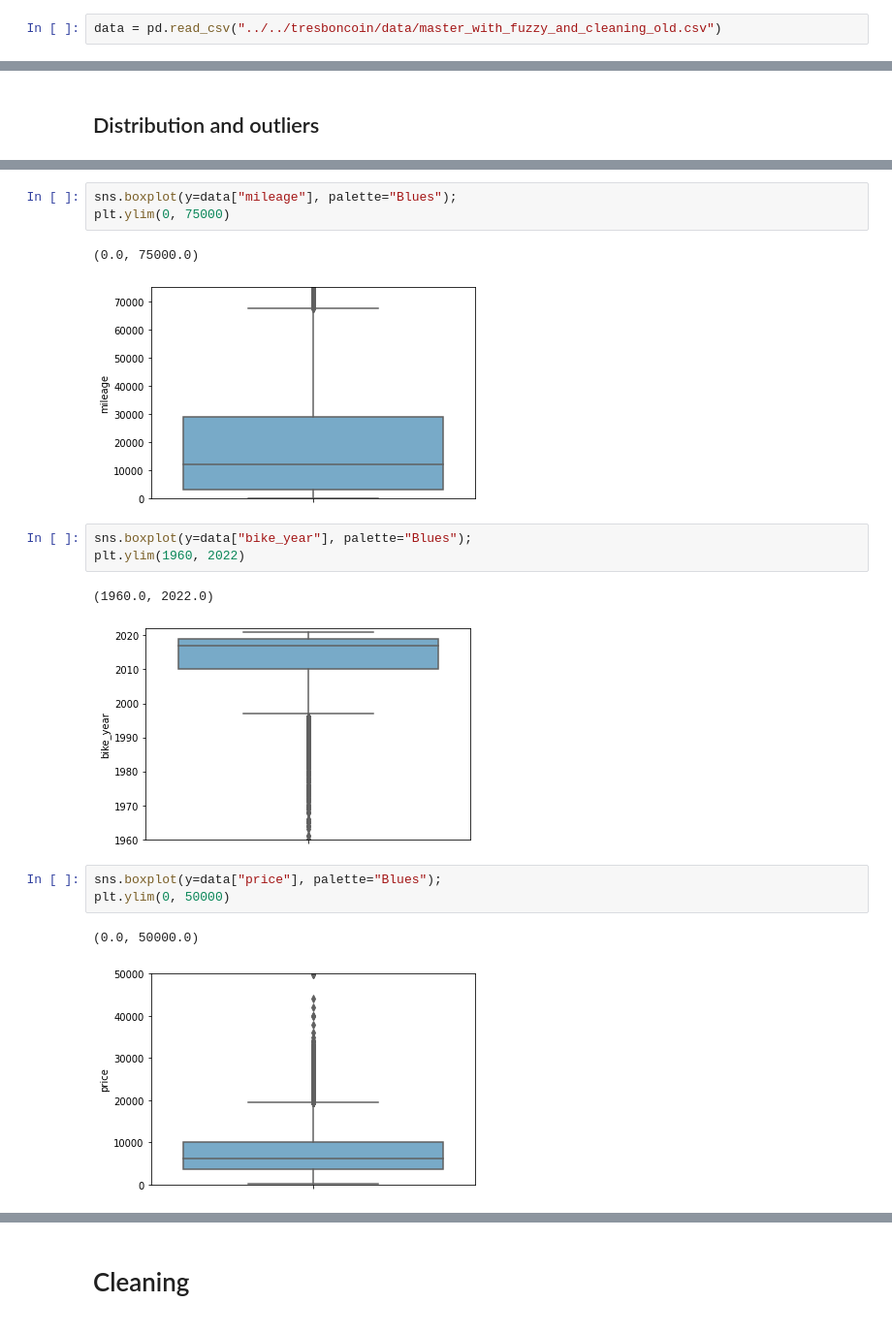
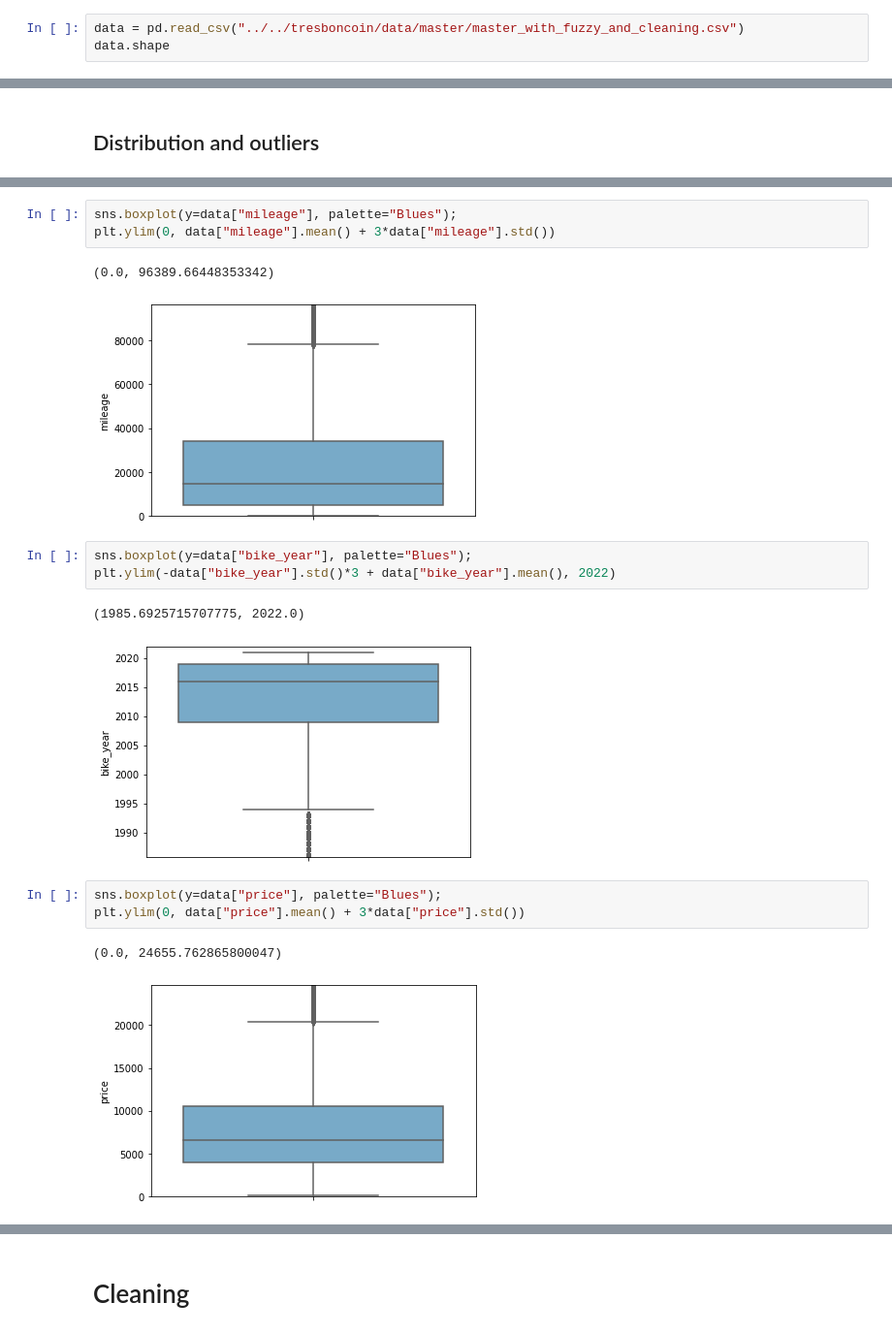
Before and after one commit to AnthonyDF/tresboncoin, a Jupyter notebook: notebooks/victor/moto_analysis_fuzzy-updated.ipynb, the cells around one changed output, grey strips where cells are left out. Shown at 97% size. Drawn from its saved outputs; the diff is of its cells as text.

```diff
--- a/notebooks/victor/moto_analysis_fuzzy-updated.ipynb
+++ b/notebooks/victor/moto_analysis_fuzzy-updated.ipynb
@@ -32,2 +38,3 @@ from sklearn.neighbors import KNeighborsRegressor
 # %%
-data = pd.read_csv("../../tresboncoin/data/master_with_fuzzy_and_cleaning_old.csv")
+data = pd.read_csv("../../tresboncoin/data/master/master_with_fuzzy_and_cleaning.csv")
+data.shape
@@ -133,18 +133,18 @@ plt.xlim(0, 50000);
 # %%
 sns.boxplot(y=data["mileage"], palette="Blues");
-plt.ylim(0, 75000)
+plt.ylim(0, data["mileage"].mean() + 3*data["mileage"].std())
 # %% [output]
-(0.0, 75000.0)
+(0.0, 96389.66448353342)
-[figure, old version]
+[figure, new version]
 # %%
 sns.boxplot(y=data["bike_year"], palette="Blues");
-plt.ylim(1960, 2022)
+plt.ylim(-data["bike_year"].std()*3 + data["bike_year"].mean(), 2022)
 # %% [output]
-(1960.0, 2022.0)
+(1985.6925715707775, 2022.0)
-[figure, old version]
+[figure, new version]
 # %%
 sns.boxplot(y=data["price"], palette="Blues");
-plt.ylim(0, 50000)
+plt.ylim(0, data["price"].mean() + 3*data["price"].std())
 # %% [output]
-(0.0, 50000.0)
+(0.0, 24655.762865800047)
-[figure, old version]
+[figure, new version]
```
Also changed, not shown: parts of 47 cells of this notebook.
